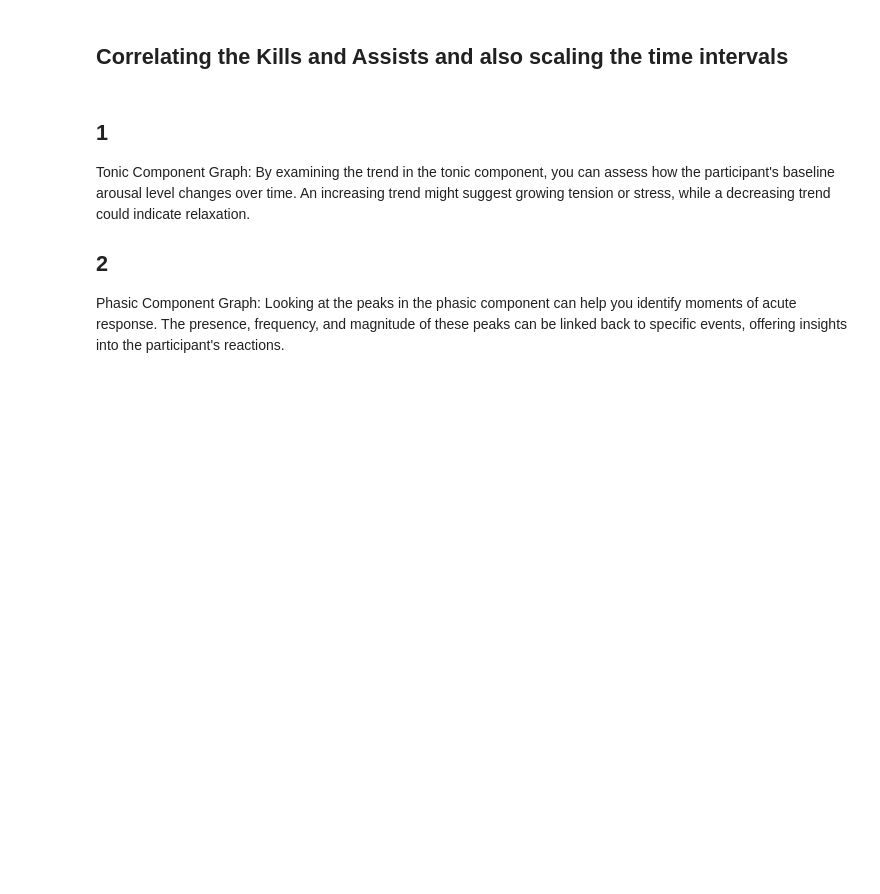
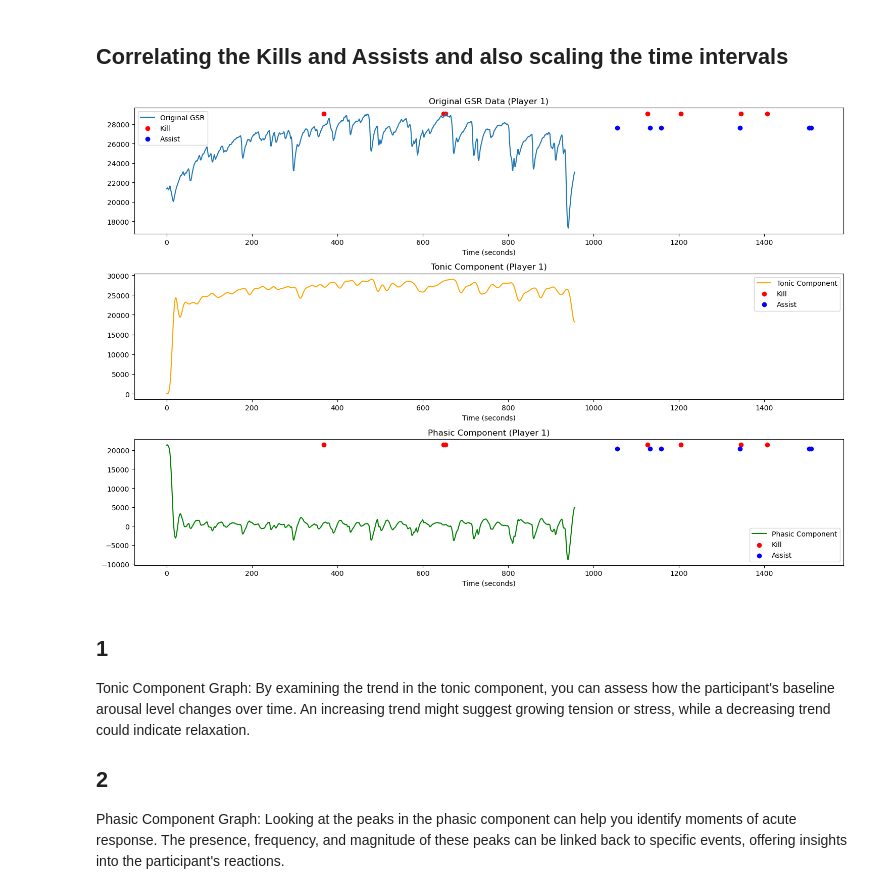
Before and after one commit to narenkhatwani/analysis-of-physiological-responses, a Jupyter notebook: code/League_of_Legends_Data.ipynb, the cells around one changed output. Cells and saved outputs as stored; diff of their text form; code cells hidden in the pictures; blank space fills up the shorter version.

```diff
--- a/code/League_of_Legends_Data.ipynb
+++ b/code/League_of_Legends_Data.ipynb
@@ -313,7 +313,7 @@ import matplotlib.pyplot as plt
 from scipy.signal import butter, lfilter
 
 # Load the GSR data from a CSV file
-df = pd.read_csv('match_0_kill.csv')
+df = pd.read_csv('../data/match_0_kill.csv')
 
 # Filter the DataFrame for Player 1 only
 df_player1 = df[df['player_id'] == 1]
@@ -351,33 +351,35 @@ if 'gsr' in df_player1.columns:
     ax1 = plt.subplot(3, 1, 1)
     ax1.plot(elapsed_time, df_player1['gsr'], label='Original GSR')
     ax1.scatter(elapsed_time[df_player1['kill'] > 0], [np.max(df_player1['gsr'])] * len(df_player1[df_player1['kill'] > 0]), label='Kill', color='red')
     ax1.scatter(elapsed_time[df_player1['assist'] > 0], [np.max(df_player1['gsr']) * 0.95] * len(df_player1[df_player1['assist'] > 0]), label='Assist', color='blue')
     ax1.set_title('Original GSR Data (Player 1)')
     ax1.set_xlabel('Time (seconds)')
     ax1.legend()
 
     # Plot tonic component and mark kill and assist events
     ax2 = plt.subplot(3, 1, 2, sharex=ax1)
     ax2.plot(elapsed_time, tonic, label='Tonic Component', color='orange')
     ax2.scatter(elapsed_time[df_player1['kill'] > 0], [np.max(tonic)] * len(df_player1[df_player1['kill'] > 0]), label='Kill', color='red')
     ax2.scatter(elapsed_time[df_player1['assist'] > 0], [np.max(tonic) * 0.95] * len(df_player1[df_player1['assist'] > 0]), label='Assist', color='blue')
     ax2.set_title('Tonic Component (Player 1)')
     ax2.set_xlabel('Time (seconds)')
     ax2.legend()
 
     # Plot phasic component and mark kill and assist events
     ax3 = plt.subplot(3, 1, 3, sharex=ax1)
     ax3.plot(elapsed_time, phasic, label='Phasic Component', color='green')
     ax3.scatter(elapsed_time[df_player1['kill'] > 0], [np.max(phasic)] * len(df_player1[df_player1['kill'] > 0]), label='Kill', color='red')
     ax3.scatter(elapsed_time[df_player1['assist'] > 0], [np.max(phasic) * 0.95] * len(df_player1[df_player1['assist'] > 0]), label='Assist', color='blue')
     ax3.set_title('Phasic Component (Player 1)')
     ax3.set_xlabel('Time (seconds)')
     ax3.legend()
 
     plt.tight_layout()
     plt.show()
 else:
     print("The 'gsr' column is missing from the dataset for Player 1.")
+# %% [output]
+[figure, added]
 # %% [markdown]
 ## 1
 Tonic Component Graph: By examining the trend in the tonic component, you can assess how the participant's baseline arousal level changes over time. An increasing trend might suggest growing tension or stress, while a decreasing trend could indicate relaxation.
```
Also changed, not shown: parts of 16 cells of this notebook.
